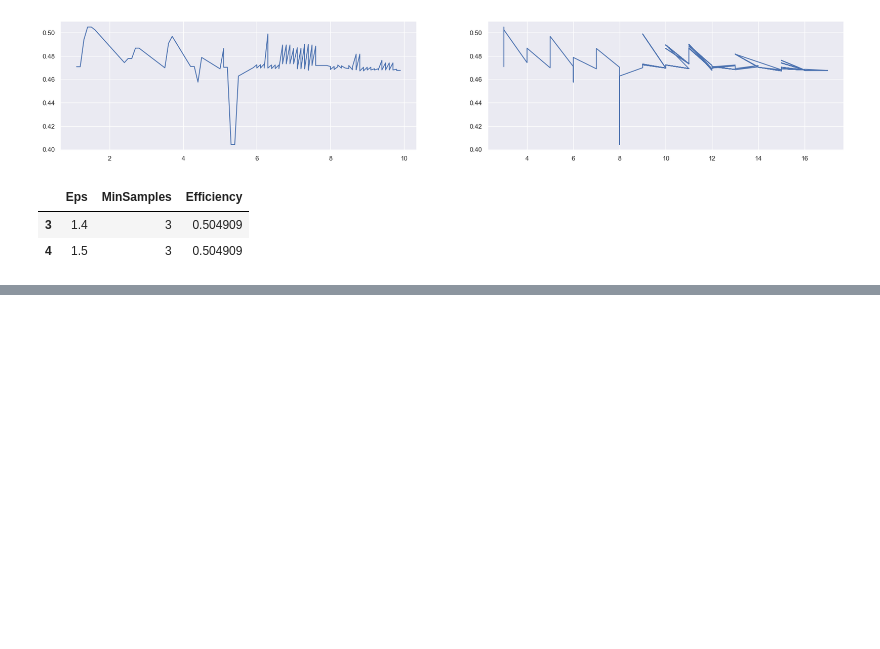
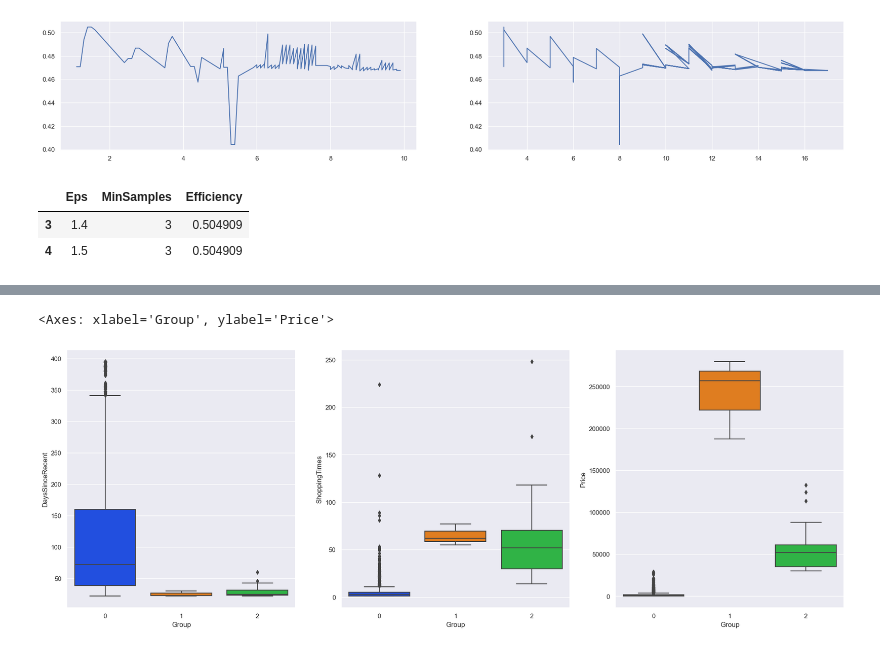
Before and after one commit to Komsan-Kongwongsupak/customers-segmentation, a Jupyter notebook: customers-segmentation.ipynb, the cells around one changed output, grey strips where cells are left out. Drawn from its saved outputs; the diff is of its cells as text; code cells hidden in the pictures; blank space fills up the shorter version.

```diff
--- a/customers-segmentation.ipynb
+++ b/customers-segmentation.ipynb
@@ -509,2 +509,10 @@ X['Group'].value_counts()
 1       3
 Name: Group, dtype: int64
+# %%
+figure, axes = plt.subplots(1, 3, figsize=(24, 8))
+sns.boxplot(ax=axes[0], data=X, x='Group', y='DaysSinceRecent', palette='bright')
+sns.boxplot(ax=axes[1], data=X, x='Group', y='ShoppingTimes', palette='bright')
+sns.boxplot(ax=axes[2], data=X, x='Group', y='Price', palette='bright')
+# %% [output]
+<Axes: xlabel='Group', ylabel='Price'>
+[figure, added]
```
Also changed, not shown: parts of 3 cells of this notebook.
